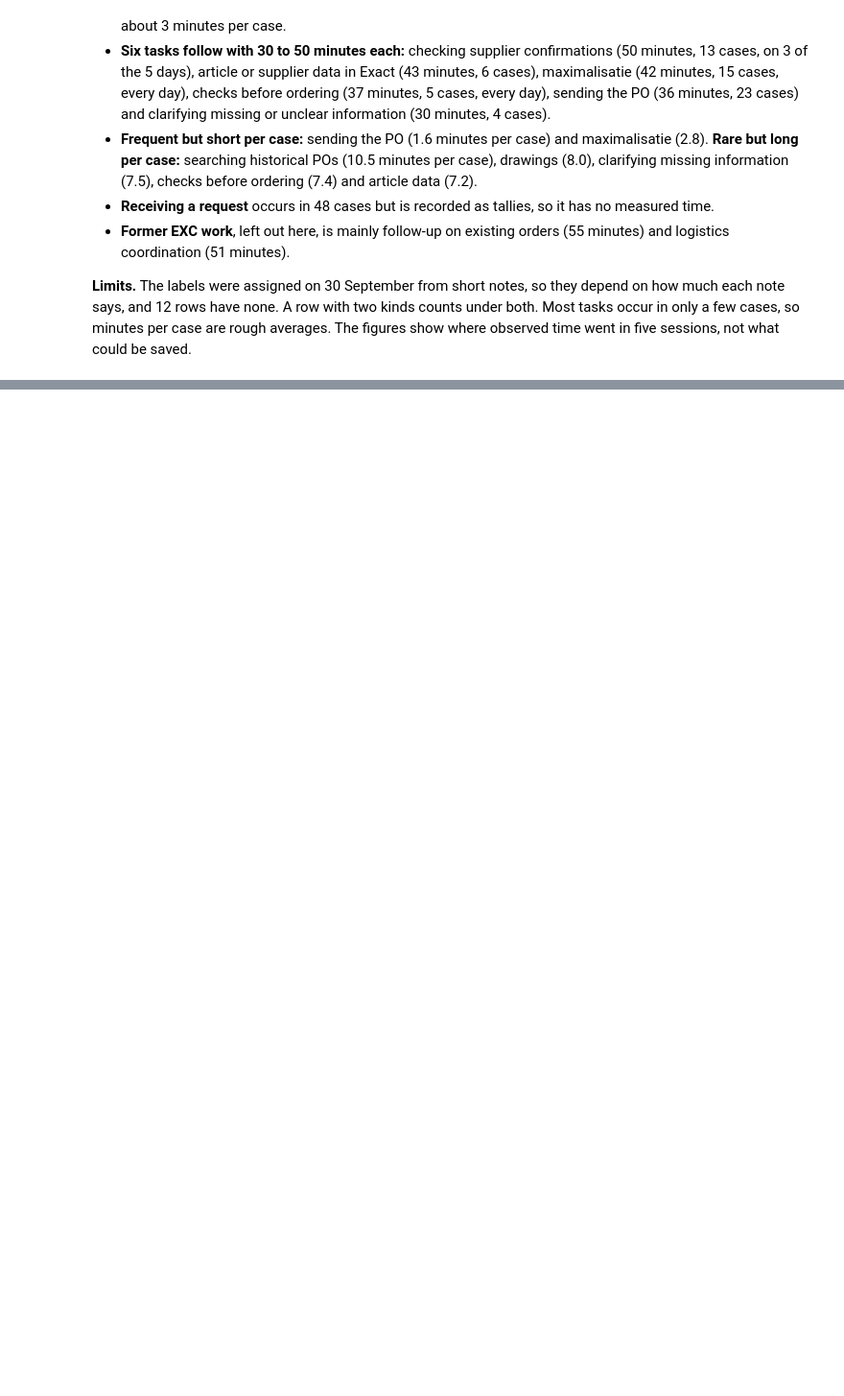
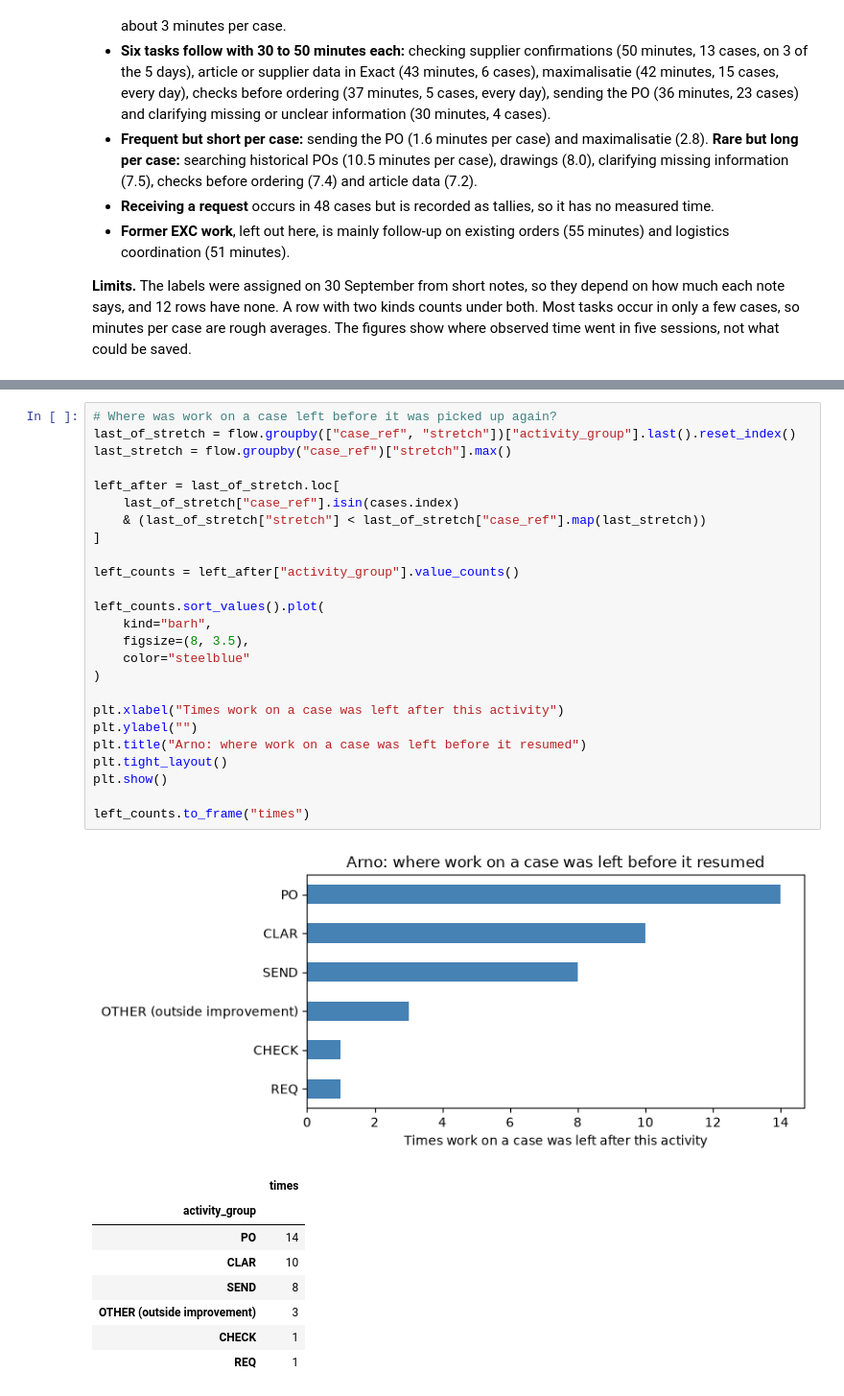
Before and after one commit to Luuuuuig/Bachelor-End-Project, a Jupyter notebook: Arno_Analysis_2026_10_02.ipynb, the cells around one changed output, grey strips where cells are left out. Shown at 96% size. Drawn from its saved outputs; the diff is of its cells as text; blank space fills up the shorter version.

```diff
--- a/Arno_Analysis_2026_10_02.ipynb
+++ b/Arno_Analysis_2026_10_02.ipynb
@@ -664,0 +774,35 @@ plt.show()
+# %%
+# Where was work on a case left before it was picked up again?
+last_of_stretch = flow.groupby(["case_ref", "stretch"])["activity_group"].last().reset_index()
+last_stretch = flow.groupby("case_ref")["stretch"].max()
+
+left_after = last_of_stretch.loc[
+    last_of_stretch["case_ref"].isin(cases.index)
+    & (last_of_stretch["stretch"] < last_of_stretch["case_ref"].map(last_stretch))
+]
+
+left_counts = left_after["activity_group"].value_counts()
+
+left_counts.sort_values().plot(
+    kind="barh",
+    figsize=(8, 3.5),
+    color="steelblue"
+)
+
+plt.xlabel("Times work on a case was left after this activity")
+plt.ylabel("")
+plt.title("Arno: where work on a case was left before it resumed")
+plt.tight_layout()
+plt.show()
+
+left_counts.to_frame("times")
+# %% [output]
+[figure, added]
+|  | times |
+| activity_group |  |
+| PO | 14 |
+| CLAR | 10 |
+| SEND | 8 |
+| OTHER (outside improvement) | 3 |
+| CHECK | 1 |
+| REQ | 1 |
```
Also changed, not shown: parts of 6 cells of this notebook.
